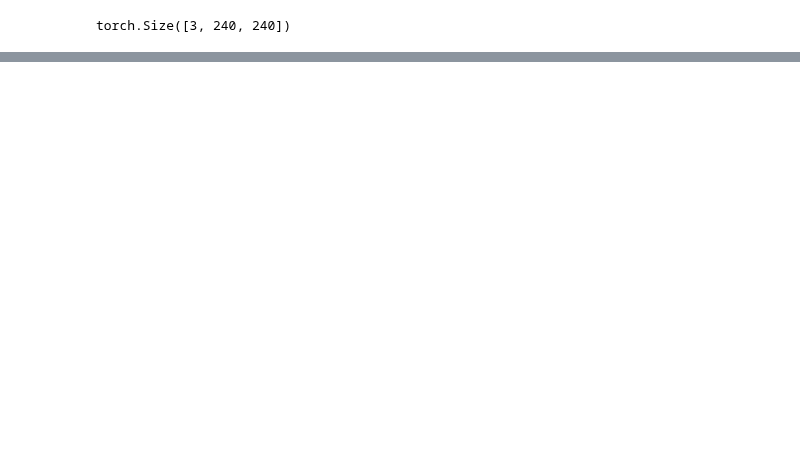
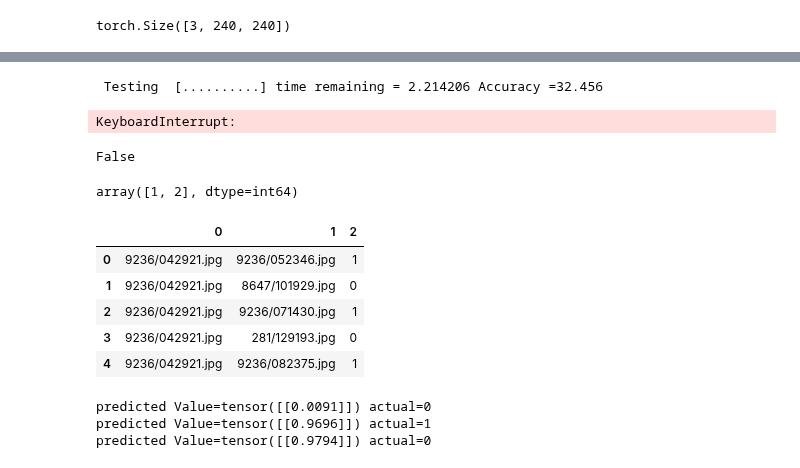
Before and after one commit to ahmedbadr97/conv-facenet, a Jupyter notebook: notebooks/efficent-facenet-train.ipynb, the cells around one changed output, grey strips where cells are left out. Drawn from its saved outputs; the diff is of its cells as text; code cells hidden in the pictures; blank space fills up the shorter version.

```diff
--- a/notebooks/efficent-facenet-train.ipynb
+++ b/notebooks/efficent-facenet-train.ipynb
@@ -231,0 +233,2 @@ imgs_features_dict=data_load.get_pic_features_dict(f"{dataset_path}/test",model=
+# %%
+test_data_pd=pd.DataFrame(generate_dataset.generate_testing_data_set_frame(dataset_path+"/test",False))
@@ -231,0 +255,5 @@ imgs_features_dict=data_load.get_pic_features_dict(f"{dataset_path}/test",model=
+# %%
+evaluation.model_test(imgs_features_dict,test_data_pd,results_path="",threshold=0.55,evaluation_method=efficient_facenet.classify_face_features)
+# %% [output]
+ Testing  [..........] time remaining = 2.214206 Accuracy =32.456
+KeyboardInterrupt:
@@ -231,0 +264,17 @@ imgs_features_dict=data_load.get_pic_features_dict(f"{dataset_path}/test",model=
+# %%
+print(isinstance(y,torch.Tensor))
+# %% [output]
+False
+# %%
+x.numpy()
+# %% [output]
+array([1, 2], dtype=int64)
+# %%
+test_data_pd.head()
+# %% [output]
+|  | 0 | 1 | 2 |
+| 0 | 9236/042921.jpg | 9236/052346.jpg | 1 |
+| 1 | 9236/042921.jpg | 8647/101929.jpg | 0 |
+| 2 | 9236/042921.jpg | 9236/071430.jpg | 1 |
+| 3 | 9236/042921.jpg | 281/129193.jpg | 0 |
+| 4 | 9236/042921.jpg | 9236/082375.jpg | 1 |
@@ -231,0 +284,13 @@ imgs_features_dict=data_load.get_pic_features_dict(f"{dataset_path}/test",model=
+# %%
+for idx in range(s,e):
+    face_x_path,face_y_path=f"{dataset_path}/test/{test_data_pd.iloc[idx][0]}",f"{dataset_path}/test/{test_data_pd.iloc[idx][1]}"
+    label=test_data_pd.iloc[idx][2]
+
+    face_x_img,face_y_img=data_load.load_image(face_x_path,test_transform,True),data_load.load_image(face_y_path,test_transform,True)
+    pred=efficient_facenet.identify_faces(face_x_img,face_y_img)
+
+    print(f"predicted Value={pred} actual={label}")
+# %% [output]
+predicted Value=tensor([[0.0091]]) actual=0
+predicted Value=tensor([[0.9696]]) actual=1
+predicted Value=tensor([[0.9794]]) actual=0
```
Also changed, not shown: parts of 13 cells of this notebook, 6 other files.
